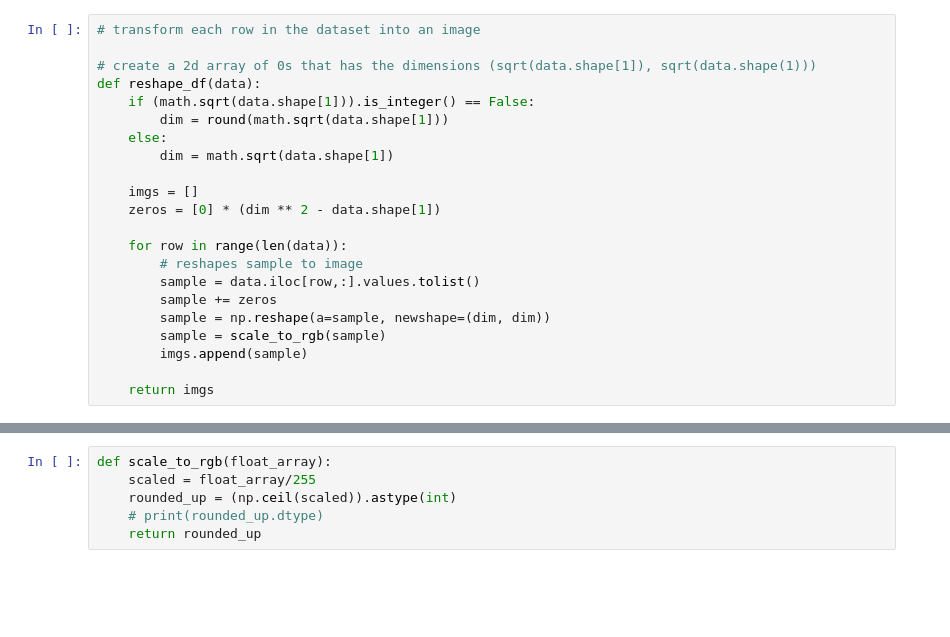
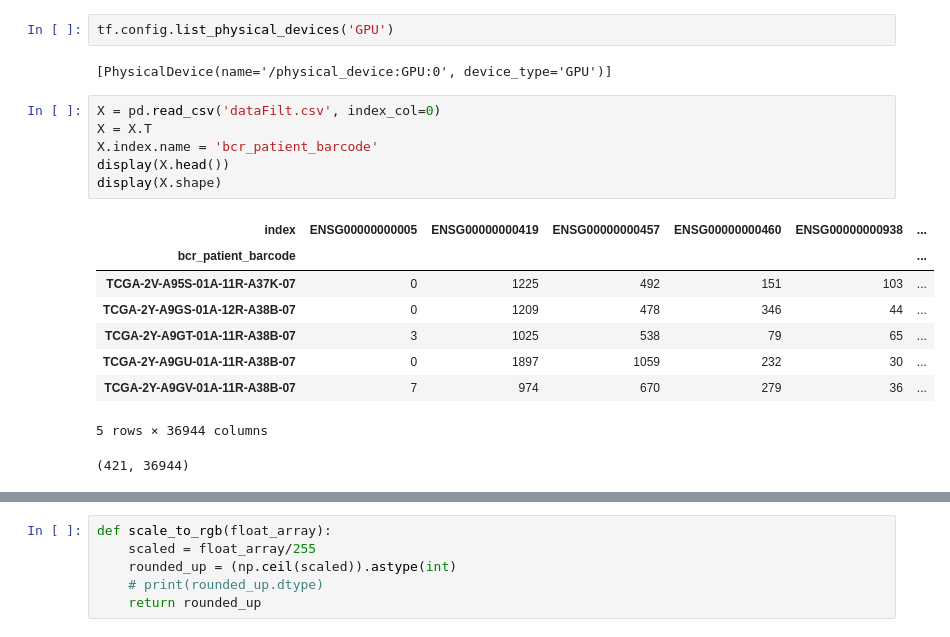
Before and after one commit to ml-sum23/genomic-cancer-classification, a Jupyter notebook: 03-cnn.ipynb, the cells around one changed output, grey strips where cells are left out. Saved outputs shown, nothing was run; the diff lists cells and outputs as text; blank space fills up the shorter version.

```diff
--- a/03-cnn.ipynb
+++ b/03-cnn.ipynb
@@ -54,22 +11,20 @@ array([[  7.14597741,  53.53433836,  49.21052632, ..., 143.00675676,
-# %%
-# transform each row in the dataset into an image
-
-# create a 2d array of 0s that has the dimensions (sqrt(data.shape[1]), sqrt(data.shape(1)))
-def reshape_df(data):
-    if (math.sqrt(data.shape[1])).is_integer() == False:
-        dim = round(math.sqrt(data.shape[1]))
-    else:
-        dim = math.sqrt(data.shape[1])
-
-    imgs = []
-    zeros = [0] * (dim ** 2 - data.shape[1])
-
-    for row in range(len(data)):
-        # reshapes sample to image
-        sample = data.iloc[row,:].values.tolist()
-        sample += zeros
-        sample = np.reshape(a=sample, newshape=(dim, dim))
-        sample = scale_to_rgb(sample)
-        imgs.append(sample)
-
-    return imgs
+# %%
+tf.config.list_physical_devices('GPU')
+# %% [output]
+[PhysicalDevice(name='/physical_device:GPU:0', device_type='GPU')]
+# %%
+X = pd.read_csv('dataFilt.csv', index_col=0)
+X = X.T
+X.index.name = 'bcr_patient_barcode'
+display(X.head())
+display(X.shape)
+# %% [output]
+| index | ENSG00000000005 | ENSG00000000419 | ENSG00000000457 | ENSG00000000460 | ENSG00000000938 | ... |
+| bcr_patient_barcode |  |  |  |  |  | ... |
+| TCGA-2V-A95S-01A-11R-A37K-07 | 0 | 1225 | 492 | 151 | 103 | ... |
+| TCGA-2Y-A9GS-01A-12R-A38B-07 | 0 | 1209 | 478 | 346 | 44 | ... |
+| TCGA-2Y-A9GT-01A-11R-A38B-07 | 3 | 1025 | 538 | 79 | 65 | ... |
+| TCGA-2Y-A9GU-01A-11R-A38B-07 | 0 | 1897 | 1059 | 232 | 30 | ... |
+| TCGA-2Y-A9GV-01A-11R-A38B-07 | 7 | 974 | 670 | 279 | 36 | ... |
+5 rows × 36944 columns
+(421, 36944)
```
Also changed, not shown: parts of 21 cells of this notebook.
